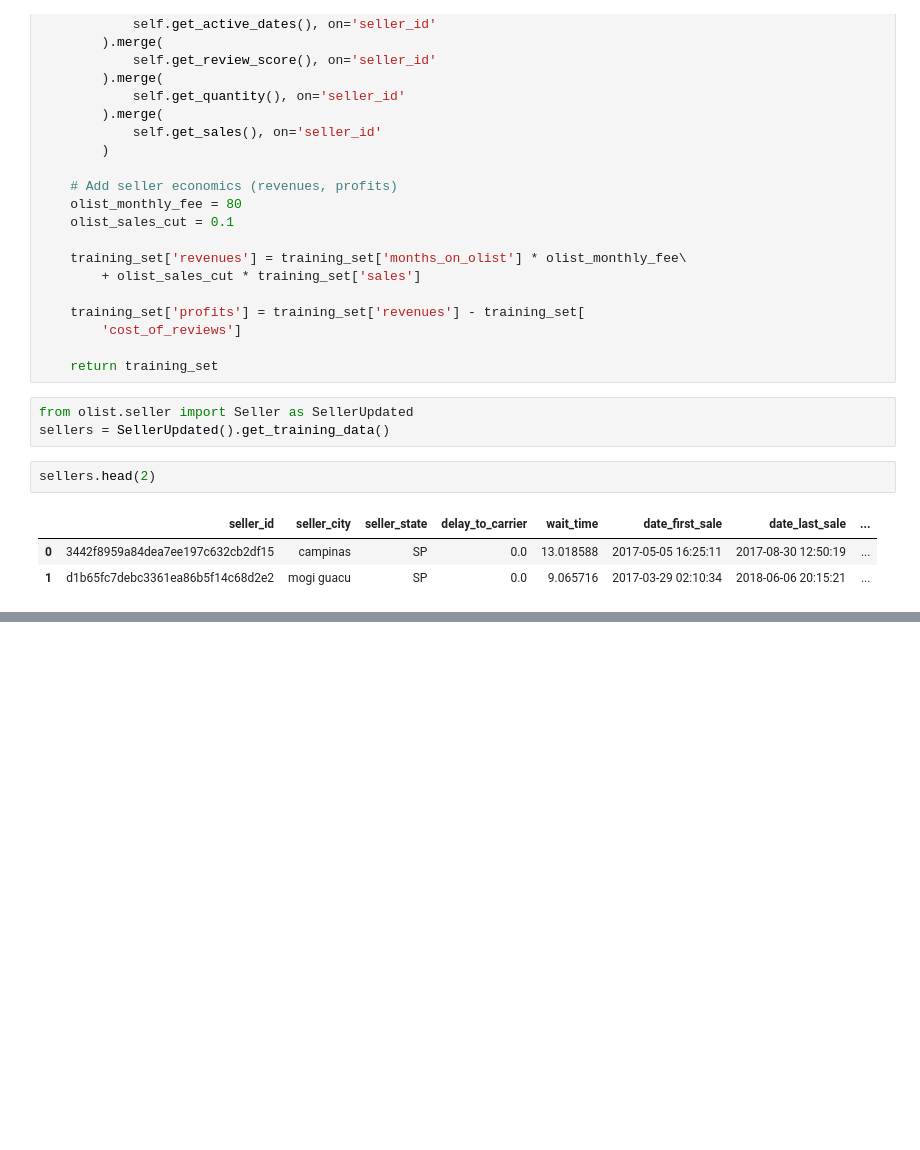
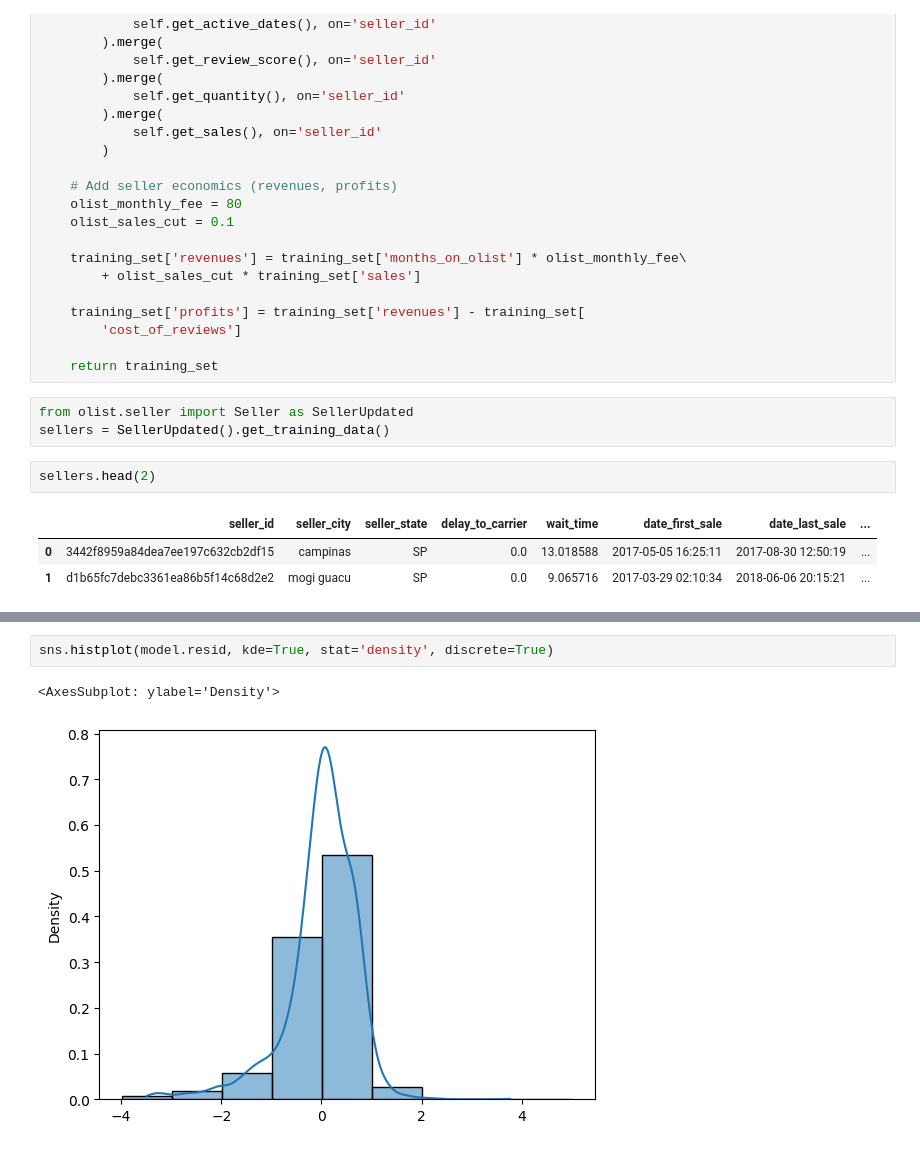
Before and after one commit to SagarDaryanani/OLIST, a Jupyter notebook: Exploratory_Analysis/3.Seller.ipynb, the cells around one changed output, grey strips where cells are left out. Saved outputs shown, nothing was run; the diff lists cells and outputs as text; blank space fills up the shorter version.

```diff
--- a/Exploratory_Analysis/3.Seller.ipynb
+++ b/Exploratory_Analysis/3.Seller.ipynb
@@ -114,0 +156,5 @@ NameError: name 'total_profits' is not defined
+# %%
+sns.histplot(model.resid, kde=True, stat='density', discrete=True)
+# %% [output]
+<AxesSubplot: ylabel='Density'>
+[figure, added]
```
Also changed, not shown: parts of 16 cells of this notebook.
